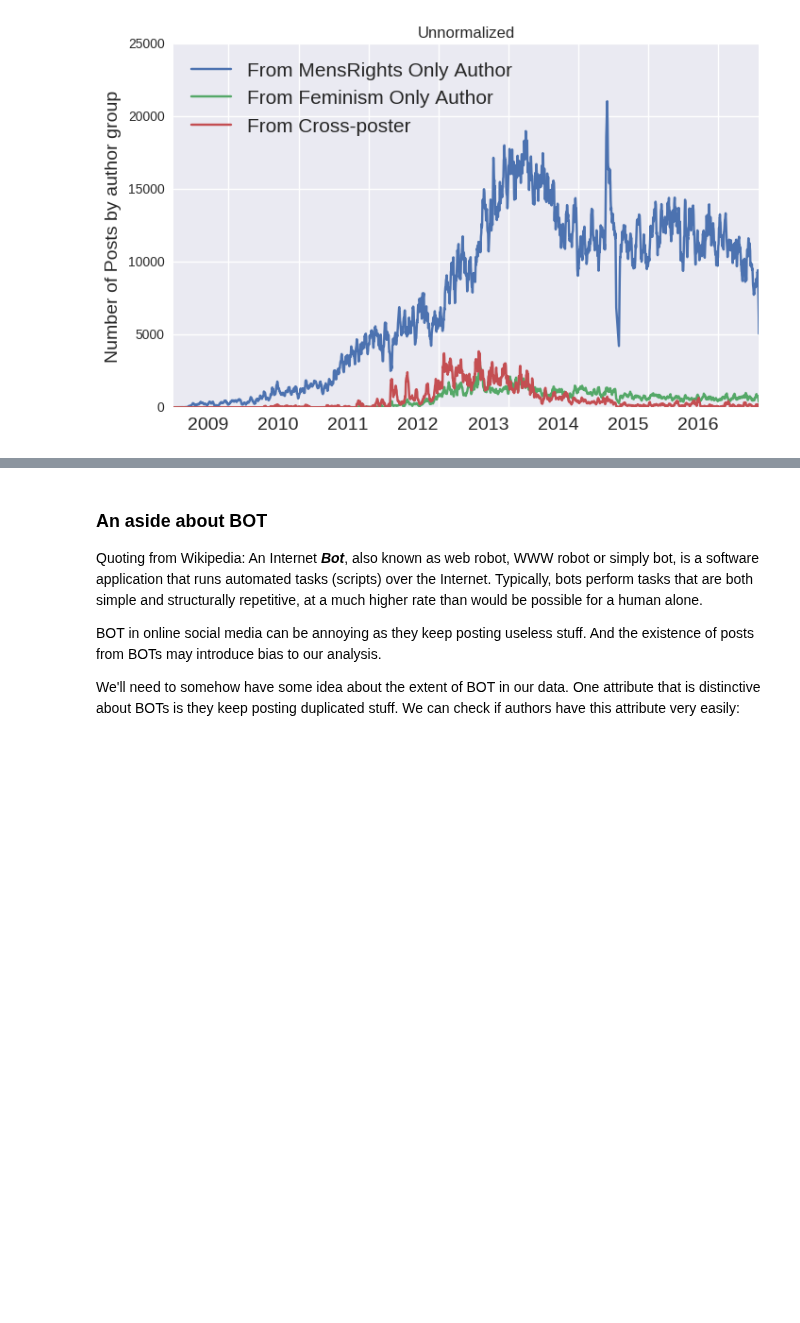
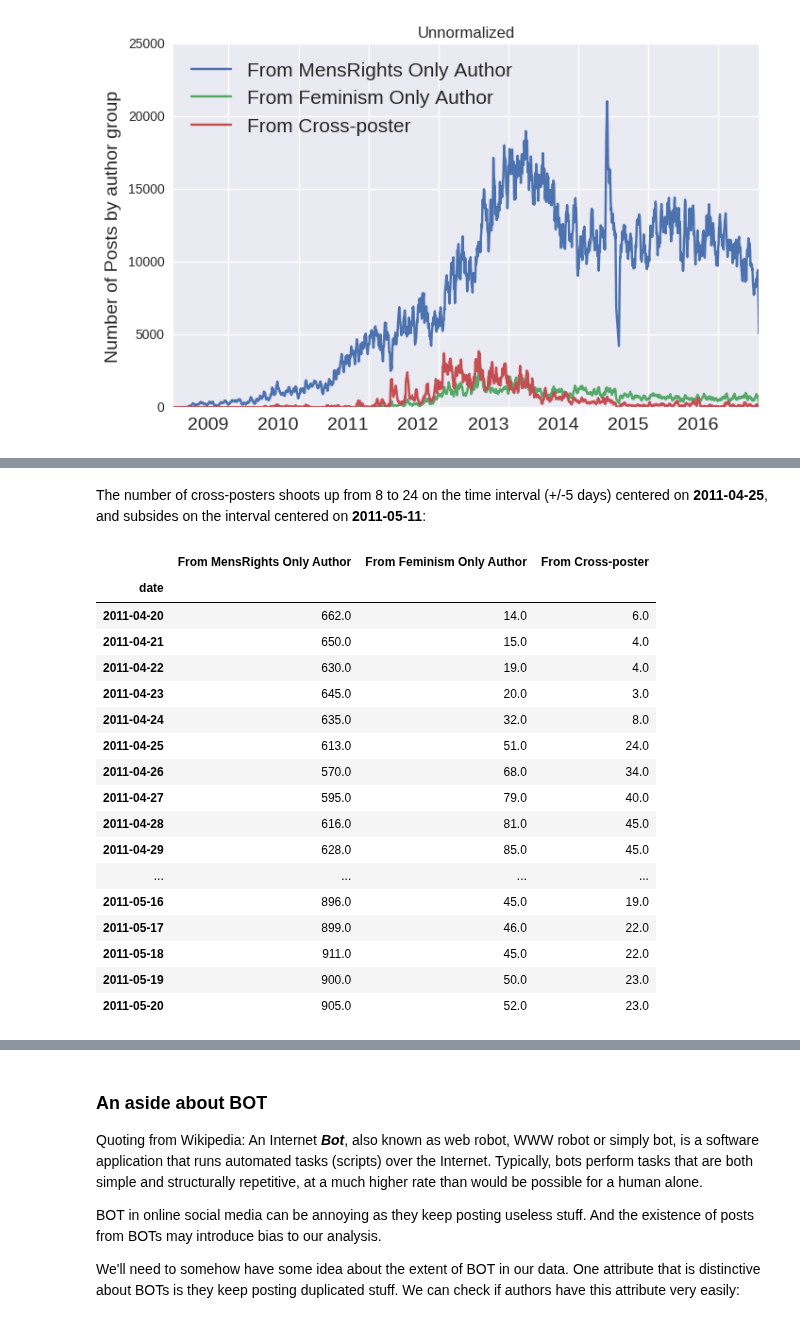
Before and after one commit to chao-ji/reddit, a Jupyter notebook: Part 1 Temporal Analysis - Cross-posting Activity .ipynb, the cells around one changed output, grey strips where cells are left out. Cells and saved outputs as stored; diff of their text form; code cells hidden in the pictures; blank space fills up the shorter version.

```diff
--- a/Part 1 Temporal Analysis - Cross-posting Activity .ipynb
+++ b/Part 1 Temporal Analysis - Cross-posting Activity .ipynb
@@ -424,0 +461,24 @@ for normalize in (True, False):
+# %% [markdown]
+The number of cross-posters shoots up from 8 to 24 on the time interval (+/-5 days) centered on **2011-04-25**, and subsides on the interval centered on **2011-05-11**:
+# %%
+pd.set_option("display.max_rows", None)
+ratio[(ratio.index >= datetime.datetime(2011, 4, 20)) & (ratio.index <= datetime.datetime(2011, 5, 20))]
+# %% [output]
+|  | From MensRights Only Author | From Feminism Only Author | From Cross-poster |
+| date |  |  |  |
+| 2011-04-20 | 662.0 | 14.0 | 6.0 |
+| 2011-04-21 | 650.0 | 15.0 | 4.0 |
+| 2011-04-22 | 630.0 | 19.0 | 4.0 |
+| 2011-04-23 | 645.0 | 20.0 | 3.0 |
+| 2011-04-24 | 635.0 | 32.0 | 8.0 |
+| 2011-04-25 | 613.0 | 51.0 | 24.0 |
+| 2011-04-26 | 570.0 | 68.0 | 34.0 |
+| 2011-04-27 | 595.0 | 79.0 | 40.0 |
+| 2011-04-28 | 616.0 | 81.0 | 45.0 |
+| 2011-04-29 | 628.0 | 85.0 | 45.0 |
+| ... | ... | ... | ... |
+| 2011-05-16 | 896.0 | 45.0 | 19.0 |
+| 2011-05-17 | 899.0 | 46.0 | 22.0 |
+| 2011-05-18 | 911.0 | 45.0 | 22.0 |
+| 2011-05-19 | 900.0 | 50.0 | 23.0 |
+| 2011-05-20 | 905.0 | 52.0 | 23.0 |
```
Also changed, not shown: parts of 7 cells of this notebook.
